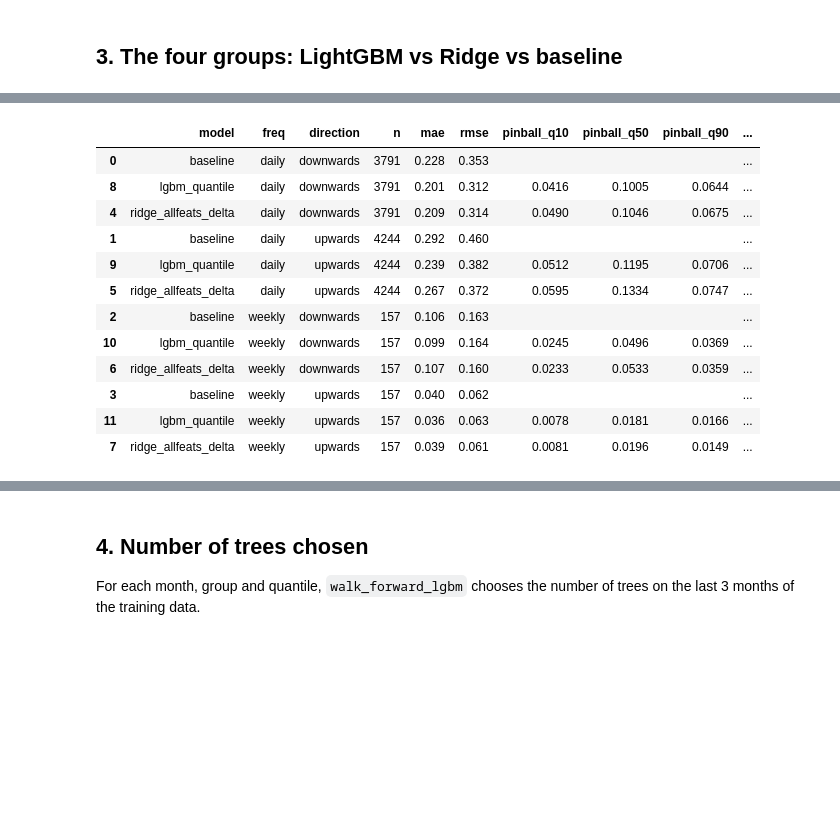
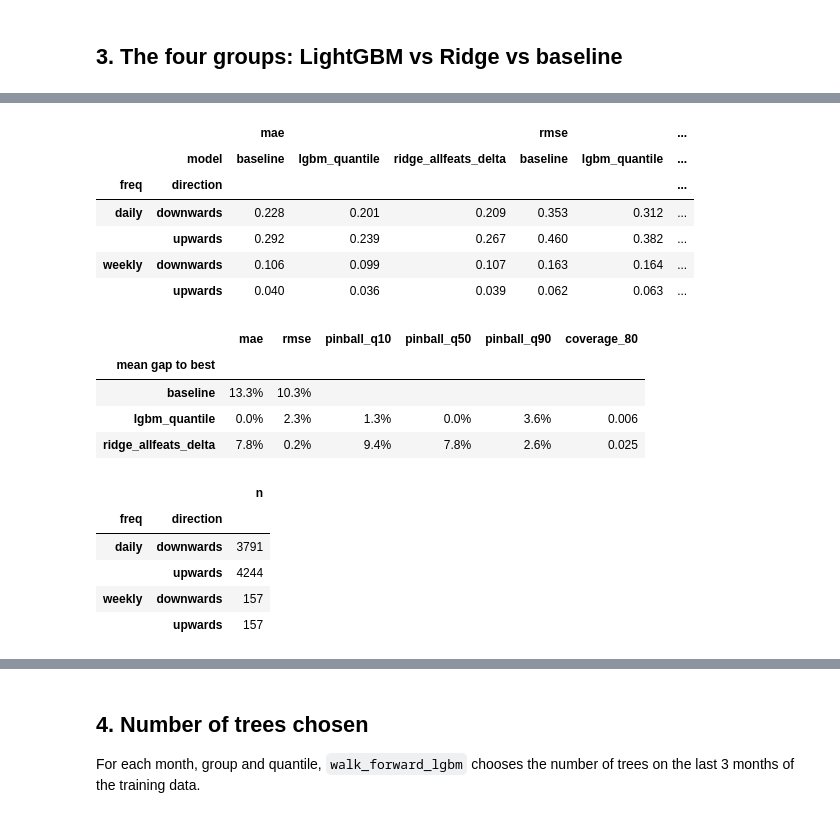
Before and after one commit to carolinaaraujo23/Swissgrid-reserve-price-forecast, a Jupyter notebook: notebooks/lgbm.ipynb, the cells around one changed output, grey strips where cells are left out. Drawn from its saved outputs; the diff is of its cells as text; code cells hidden in the pictures; blank space fills up the shorter version.

```diff
--- a/notebooks/lgbm.ipynb
+++ b/notebooks/lgbm.ipynb
@@ -172,23 +214,33 @@ green(report.pivot_table(index=["freq", "direction"], columns="model", values="m
 # %%
-# full report: n, MAE, RMSE, pinball of each quantile and coverage of [p10, p90] (ideal 0.80)
-cols = [c for c in ["model", "freq", "direction", "n", "mae", "rmse", "pinball_q10", "pinball_q50", "pinball_q90", "coverage_80"]
-        if c in report.columns]
-metrics = [c for c in ["mae", "rmse", "pinball_q10", "pinball_q50", "pinball_q90", "coverage_80"] if c in cols]
-green_long(report[cols].sort_values(["freq", "direction", "model"]), metrics)
+# full report: MAE, RMSE, pinball of each quantile and coverage of [p10, p90] (ideal 0.80)
+metrics = [c for c in ["mae", "rmse", "pinball_q10", "pinball_q50", "pinball_q90", "coverage_80"] if c in report.columns]
+
+full = report.pivot_table(index=["freq", "direction"], columns="model", values=metrics)
+full = full[metrics]                       # keep the metrics in this order (pivot_table sorts them)
+display(green(full))
+display(mean_gap_table(full))
+
+# number of auctions scored in each group (the same for every model)
+report.groupby(["freq", "direction"])["n"].first().to_frame()
 # %% [output]
-|  | model | freq | direction | n | mae | rmse | pinball_q10 | pinball_q50 | pinball_q90 | ... |
-| 0 | baseline | daily | downwards | 3791 | 0.228 | 0.353 |  |  |  | ... |
-| 8 | lgbm_quantile | daily | downwards | 3791 | 0.201 | 0.312 | 0.0416 | 0.1005 | 0.0644 | ... |
-| 4 | ridge_allfeats_delta | daily | downwards | 3791 | 0.209 | 0.314 | 0.0490 | 0.1046 | 0.0675 | ... |
-| 1 | baseline | daily | upwards | 4244 | 0.292 | 0.460 |  |  |  | ... |
-| 9 | lgbm_quantile | daily | upwards | 4244 | 0.239 | 0.382 | 0.0512 | 0.1195 | 0.0706 | ... |
-| 5 | ridge_allfeats_delta | daily | upwards | 4244 | 0.267 | 0.372 | 0.0595 | 0.1334 | 0.0747 | ... |
-| 2 | baseline | weekly | downwards | 157 | 0.106 | 0.163 |  |  |  | ... |
-| 10 | lgbm_quantile | weekly | downwards | 157 | 0.099 | 0.164 | 0.0245 | 0.0496 | 0.0369 | ... |
-| 6 | ridge_allfeats_delta | weekly | downwards | 157 | 0.107 | 0.160 | 0.0233 | 0.0533 | 0.0359 | ... |
-| 3 | baseline | weekly | upwards | 157 | 0.040 | 0.062 |  |  |  | ... |
-| 11 | lgbm_quantile | weekly | upwards | 157 | 0.036 | 0.063 | 0.0078 | 0.0181 | 0.0166 | ... |
-| 7 | ridge_allfeats_delta | weekly | upwards | 157 | 0.039 | 0.061 | 0.0081 | 0.0196 | 0.0149 | ... |
+|  |  | mae |  |  | rmse |  | ... |
+|  | model | baseline | lgbm_quantile | ridge_allfeats_delta | baseline | lgbm_quantile | ... |
+| freq | direction |  |  |  |  |  | ... |
+| daily | downwards | 0.228 | 0.201 | 0.209 | 0.353 | 0.312 | ... |
+|  | upwards | 0.292 | 0.239 | 0.267 | 0.460 | 0.382 | ... |
+| weekly | downwards | 0.106 | 0.099 | 0.107 | 0.163 | 0.164 | ... |
+|  | upwards | 0.040 | 0.036 | 0.039 | 0.062 | 0.063 | ... |
+|  | mae | rmse | pinball_q10 | pinball_q50 | pinball_q90 | coverage_80 |
+| mean gap to best |  |  |  |  |  |  |
+| baseline | 13.3% | 10.3% |  |  |  |  |
+| lgbm_quantile | 0.0% | 2.3% | 1.3% | 0.0% | 3.6% | 0.006 |
+| ridge_allfeats_delta | 7.8% | 0.2% | 9.4% | 7.8% | 2.6% | 0.025 |
+|  |  | n |
+| freq | direction |  |
+| daily | downwards | 3791 |
+|  | upwards | 4244 |
+| weekly | downwards | 157 |
+|  | upwards | 157 |
 # %%
 rows = {}
 for name, p, col in [("baseline", preds_lgbm, "pred_baseline"), (RIDGE_VARIANT, preds_ridge, "pred_ridge"),
```
Also changed, not shown: parts of 6 cells of this notebook, 7 other files.
